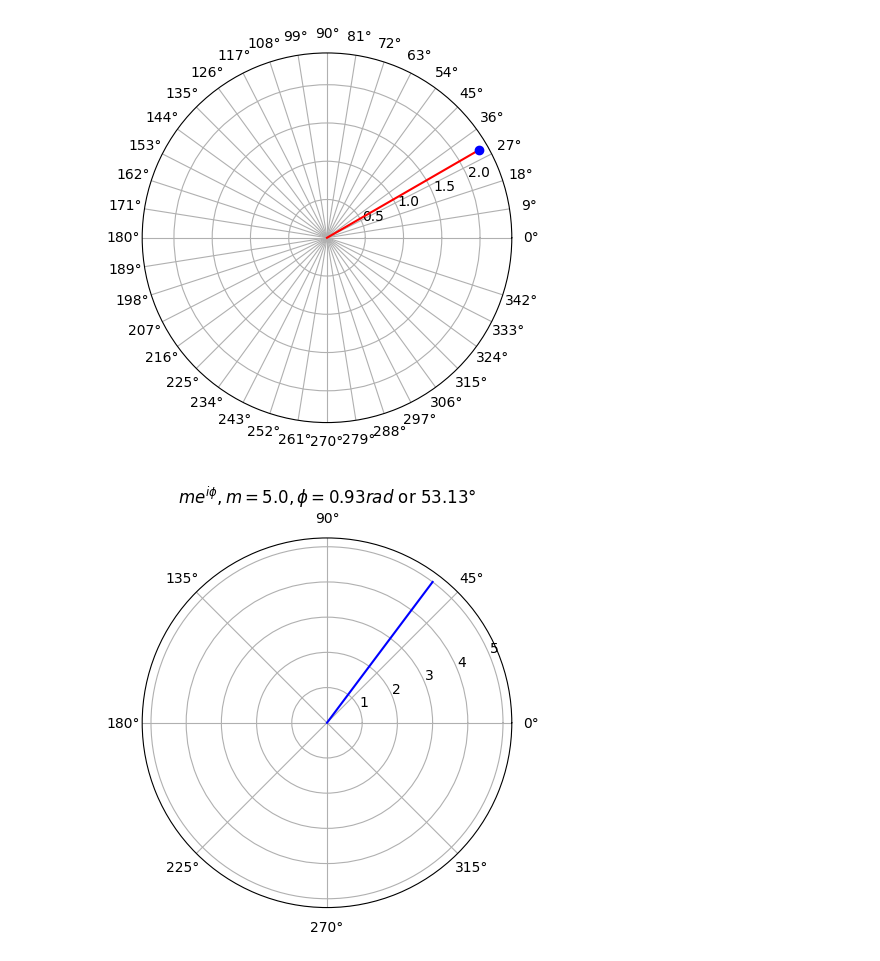
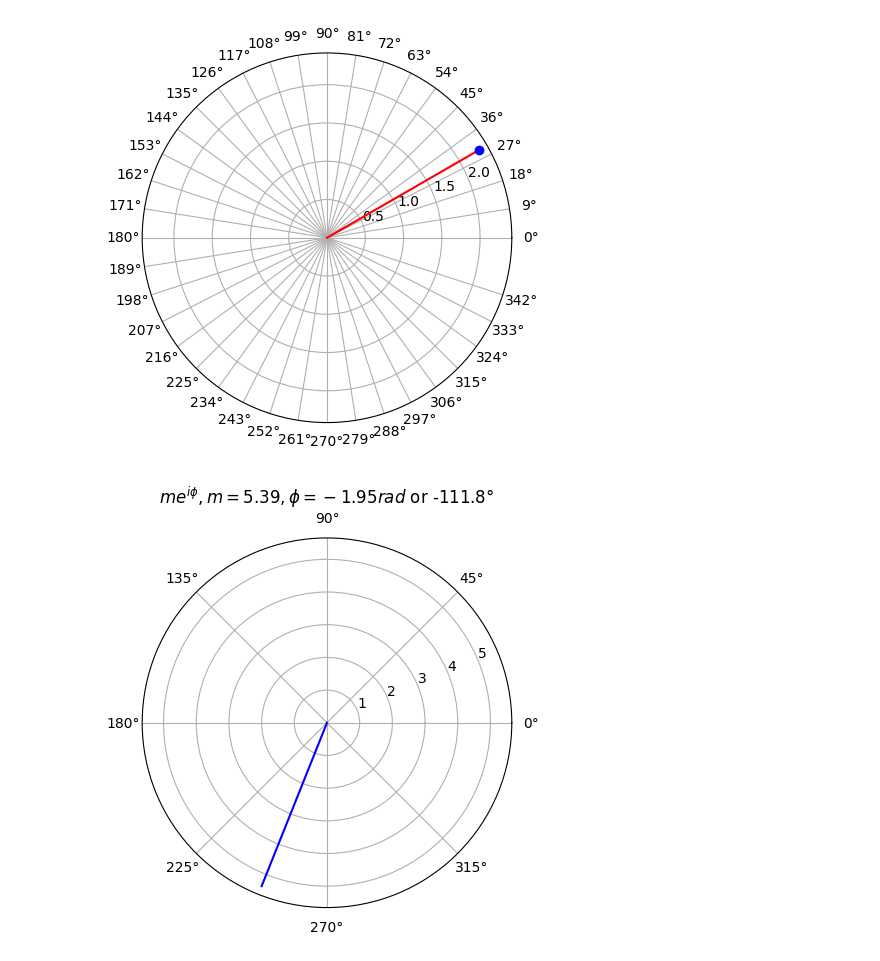
Before and after one commit to krdungca/Math-and-Python, a Jupyter notebook: Master Math via Python/08_Trigonometry/trig_6_eulers formula.ipynb, the cells around one changed output. Cells and saved outputs as stored; diff of their text form; code cells hidden in the pictures.

```diff
--- a/Master Math via Python/08_Trigonometry/trig_6_eulers formula.ipynb
+++ b/Master Math via Python/08_Trigonometry/trig_6_eulers formula.ipynb
@@ -63,7 +63,7 @@ def eulerFromCosSin(cosval,sinval):
 
     #display labels
     plt.title('$me^{i \\phi}, m = %s, \\phi = %s  rad$ or %s°' %(np.round(mag,2),np.round(ang,2),np.round(np.rad2deg(ang),2)))
-# %%
-eulerFromCosSin(3,4)
-# %% [output]
-[figure, removed]
+# %%
+eulerFromCosSin(-2 ,-5)
+# %% [output]
+[figure, added]
```
Also changed, not shown: 2 other files.
